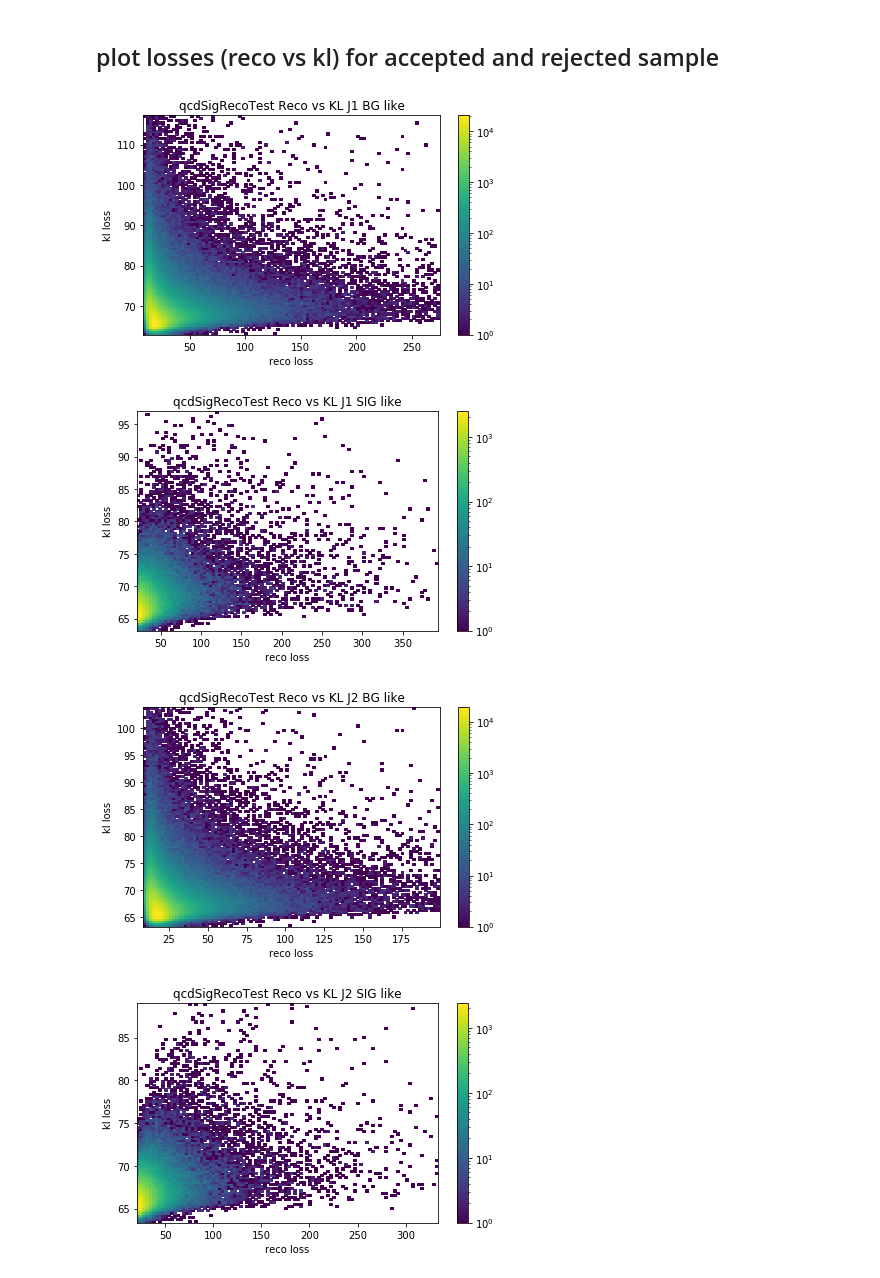
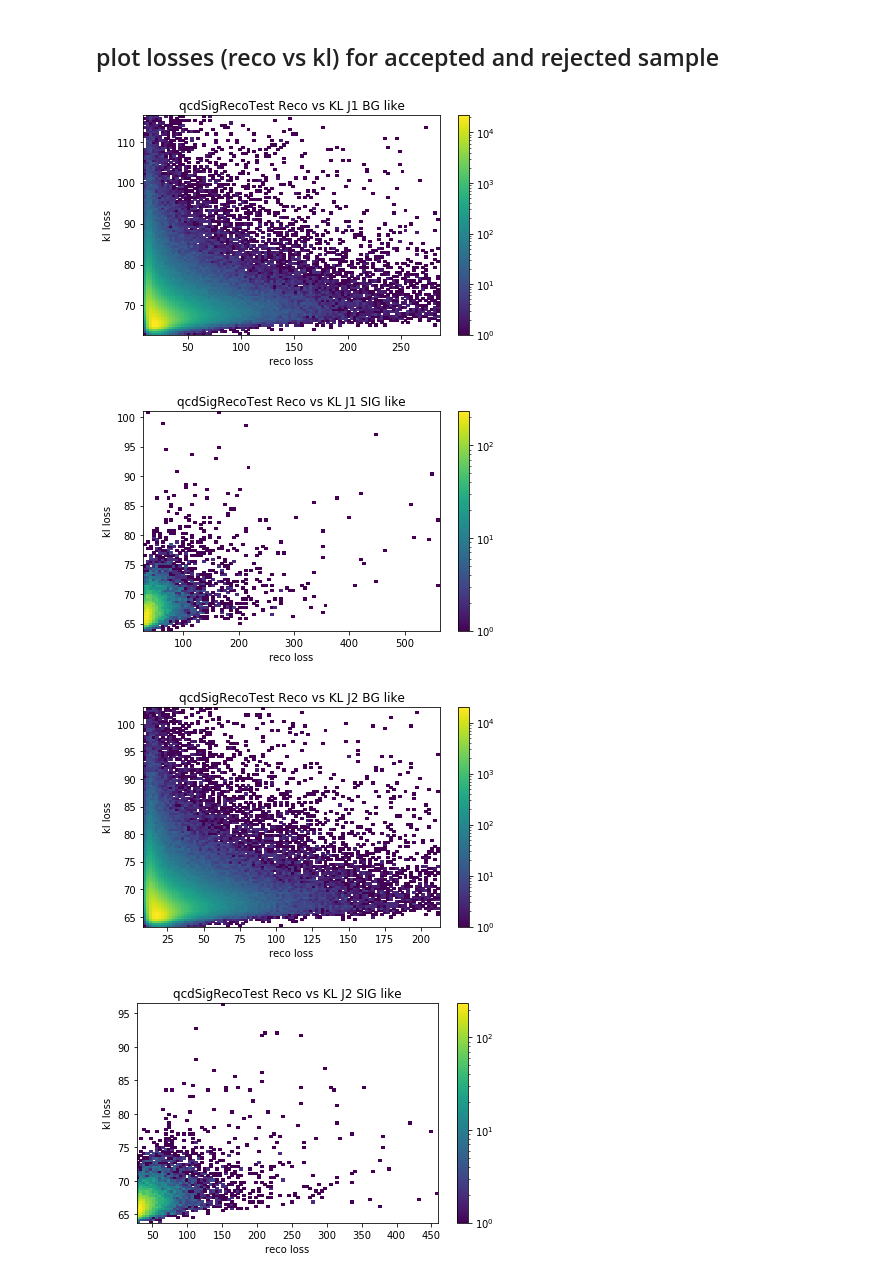
Before and after one commit to kingusiu/dadrah, a Jupyter notebook: main.ipynb, the cells around one changed output. Drawn from its saved outputs; the diff is of its cells as text; code cells hidden in the pictures.

```diff
--- a/main.ipynb
+++ b/main.ipynb
@@ -48,7 +48,7 @@ num events read in dir  205020
 split into discriminator train and test-set
 # %%
 # define quantile and loss-strategy for discimination
-quantile = 0.1 # 10%
+quantile = 0.01 # 1%
 strategy = ls.combine_loss_min
 qcd_sig_sample = data[SM_sample]
 #split qcd sample into training and testing
@@ -187,5 +190,5 @@ an.print_discriminator_efficiency_table(data)
 for sample_id in BSM_samples:
     sample = data[sample_id]
     title = sample.name + ": BG like vs SIG like mjj distribution and ratio"
-    rpu.make_bg_vs_sig_ratio_plot(sample.rejected(mjj_key), sample.accepted(mjj_key), target_value=quantile, n_bins=30, title=title, fig_dir=experiment.analysis_dir)
+    rpu.make_bg_vs_sig_ratio_plot(sample.rejected(mjj_key), sample.accepted(mjj_key), target_value=quantile, n_bins=30, title=title, fig_dir=experiment.analysis_dir_fig)
 # %% [output]
@@ -226,15 +229,15 @@ Info in <TCanvas::Print>: jpg file /eos/home-k/kiwoznia/data/VAE_results/bump_hu
 # %%
 for sample in data.values():
     # plot BG like J1
-    pu.plot_hist_2d(sample.rejected('j1RecoLoss'),sample.rejected('j1KlLoss'), xlabel='reco loss', ylabel='kl loss', title=sample.name+' Reco vs KL J1 BG like', clip_outlier=True, fig_dir=experiment.analysis_dir, plot_name=sample.plot_name()+'_RecoVsKLJ1_BGlike.png')
+    pu.plot_hist_2d(sample.rejected('j1RecoLoss'),sample.rejected('j1KlLoss'), xlabel='reco loss', ylabel='kl loss', title=sample.name+' Reco vs KL J1 BG like', clip_outlier=True, fig_dir=experiment.analysis_dir_fig, plot_name=sample.plot_name()+'_RecoVsKLJ1_BGlike.png')
     # plot SIG like J1
-    pu.plot_hist_2d(sample.accepted('j1RecoLoss'),sample.accepted('j1KlLoss'), xlabel='reco loss', ylabel='kl loss', title=sample.name+' Reco vs KL J1 SIG like', clip_outlier=True, fig_dir=experiment.analysis_dir, plot_name=sample.plot_name()+'_RecoVsKLJ1_SIGlike.png')
+    pu.plot_hist_2d(sample.accepted('j1RecoLoss'),sample.accepted('j1KlLoss'), xlabel='reco loss', ylabel='kl loss', title=sample.name+' Reco vs KL J1 SIG like', clip_outlier=True, fig_dir=experiment.analysis_dir_fig, plot_name=sample.plot_name()+'_RecoVsKLJ1_SIGlike.png')
     # plot BG like J2
-    pu.plot_hist_2d(sample.rejected('j2RecoLoss'),sample.rejected('j2KlLoss'), xlabel='reco loss', ylabel='kl loss', title=sample.name+' Reco vs KL J2 BG like', clip_outlier=True, fig_dir=experiment.analysis_dir, plot_name=sample.plot_name()+'_RecoVsKLJ2_BGlike.png')
+    pu.plot_hist_2d(sample.rejected('j2RecoLoss'),sample.rejected('j2KlLoss'), xlabel='reco loss', ylabel='kl loss', title=sample.name+' Reco vs KL J2 BG like', clip_outlier=True, fig_dir=experiment.analysis_dir_fig, plot_name=sample.plot_name()+'_RecoVsKLJ2_BGlike.png')
     # plot SIG like J1
-    pu.plot_hist_2d(sample.accepted('j2RecoLoss'),sample.accepted('j2KlLoss'), xlabel='reco loss', ylabel='kl loss', title=sample.name+' Reco vs KL J2 SIG like', clip_outlier=True, fig_dir=experiment.analysis_dir, plot_name=sample.plot_name()+'_RecoVsKLJ2_SIGlike.png')
+    pu.plot_hist_2d(sample.accepted('j2RecoLoss'),sample.accepted('j2KlLoss'), xlabel='reco loss', ylabel='kl loss', title=sample.name+' Reco vs KL J2 SIG like', clip_outlier=True, fig_dir=experiment.analysis_dir_fig, plot_name=sample.plot_name()+'_RecoVsKLJ2_SIGlike.png')
 # %% [output]
-[figure, old version]
+[figure, new version]
-[figure, old version]
+[figure, new version]
-[figure, old version]
+[figure, new version]
-[figure, old version]
+[figure, new version]
```
Also changed, not shown: parts of 13 cells of this notebook, 4 other files.
